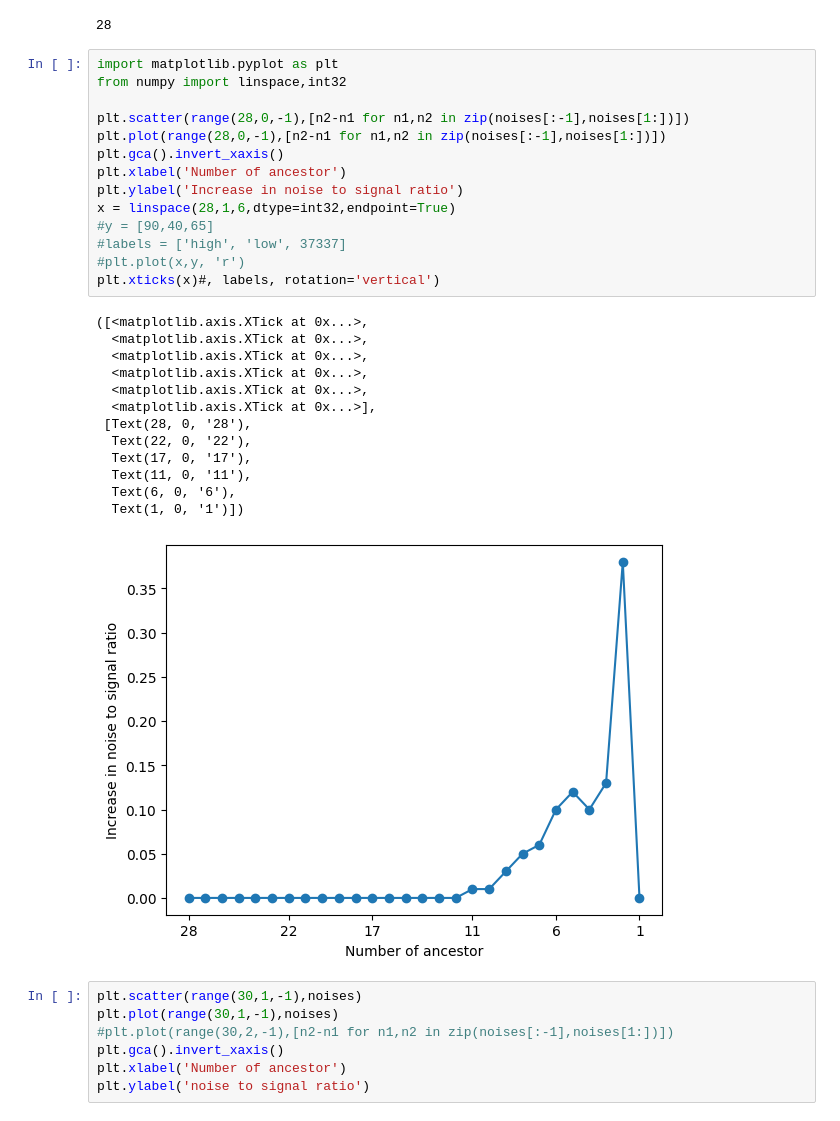
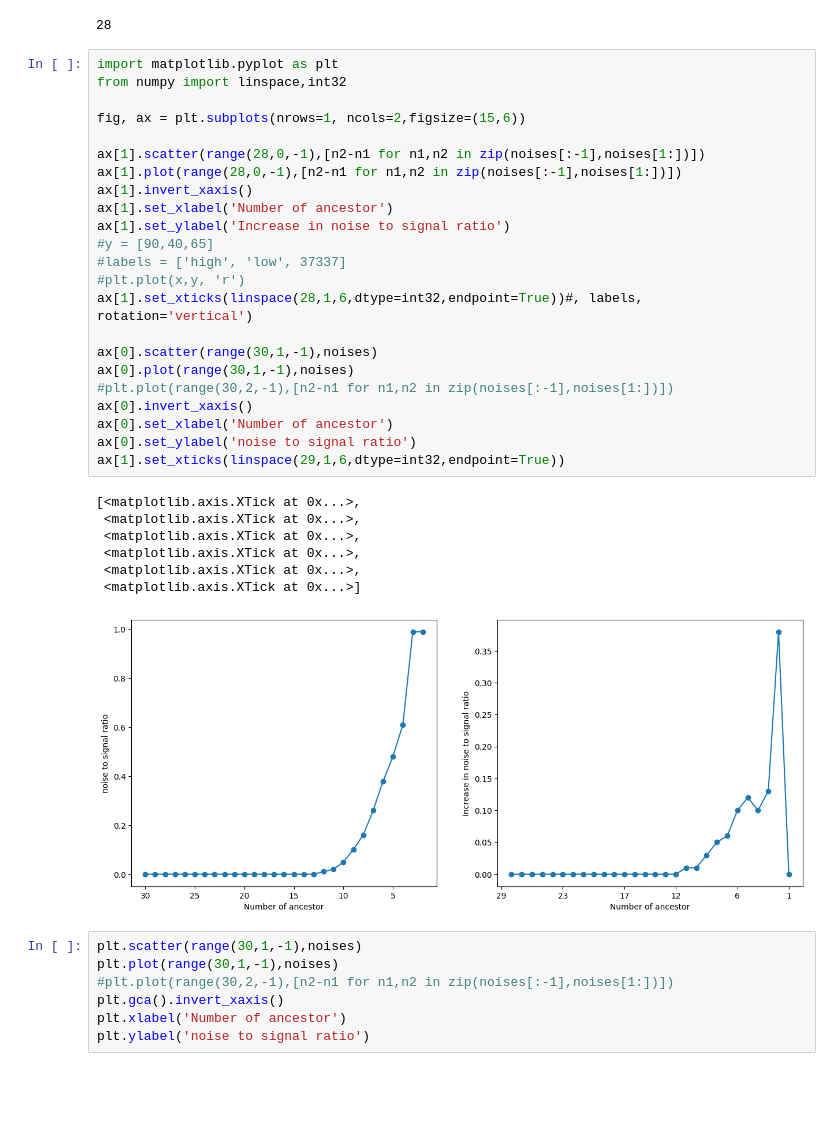
Before and after one commit to PauBatlle/GraphDiscovery, a Jupyter notebook: FPUT plotting help.ipynb, the cells around one changed output. Saved outputs shown, nothing was run; the diff lists cells and outputs as text; blank space fills up the shorter version.

```diff
--- a/FPUT plotting help.ipynb
+++ b/FPUT plotting help.ipynb
@@ -143,31 +143,34 @@ len([n2-n1 for n1,n2 in zip(noises[:-1],noises[1:])])
 # %%
 import matplotlib.pyplot as plt
 from numpy import linspace,int32
 
-plt.scatter(range(28,0,-1),[n2-n1 for n1,n2 in zip(noises[:-1],noises[1:])])
-plt.plot(range(28,0,-1),[n2-n1 for n1,n2 in zip(noises[:-1],noises[1:])])
-plt.gca().invert_xaxis()
-plt.xlabel('Number of ancestor')
-plt.ylabel('Increase in noise to signal ratio')
-x = linspace(28,1,6,dtype=int32,endpoint=True)
+fig, ax = plt.subplots(nrows=1, ncols=2,figsize=(15,6))
+
+ax[1].scatter(range(28,0,-1),[n2-n1 for n1,n2 in zip(noises[:-1],noises[1:])])
+ax[1].plot(range(28,0,-1),[n2-n1 for n1,n2 in zip(noises[:-1],noises[1:])])
+ax[1].invert_xaxis()
+ax[1].set_xlabel('Number of ancestor')
+ax[1].set_ylabel('Increase in noise to signal ratio')
 #y = [90,40,65]
 #labels = ['high', 'low', 37337]
 #plt.plot(x,y, 'r')
-plt.xticks(x)#, labels, rotation='vertical')
+ax[1].set_xticks(linspace(28,1,6,dtype=int32,endpoint=True))#, labels, rotation='vertical')
+
+ax[0].scatter(range(30,1,-1),noises)
+ax[0].plot(range(30,1,-1),noises)
+#plt.plot(range(30,2,-1),[n2-n1 for n1,n2 in zip(noises[:-1],noises[1:])])
+ax[0].invert_xaxis()
+ax[0].set_xlabel('Number of ancestor')
+ax[0].set_ylabel('noise to signal ratio')
+ax[1].set_xticks(linspace(29,1,6,dtype=int32,endpoint=True))
 # %% [output]
-([<matplotlib.axis.XTick at 0x...>,
-  <matplotlib.axis.XTick at 0x...>,
-  <matplotlib.axis.XTick at 0x...>,
-  <matplotlib.axis.XTick at 0x...>,
-  <matplotlib.axis.XTick at 0x...>,
-  <matplotlib.axis.XTick at 0x...>],
- [Text(28, 0, '28'),
-  Text(22, 0, '22'),
-  Text(17, 0, '17'),
-  Text(11, 0, '11'),
-  Text(6, 0, '6'),
-  Text(1, 0, '1')])
+[<matplotlib.axis.XTick at 0x...>,
+ <matplotlib.axis.XTick at 0x...>,
+ <matplotlib.axis.XTick at 0x...>,
+ <matplotlib.axis.XTick at 0x...>,
+ <matplotlib.axis.XTick at 0x...>,
+ <matplotlib.axis.XTick at 0x...>]
-[figure, old version]
+[figure, new version]
 # %%
 plt.scatter(range(30,1,-1),noises)
 plt.plot(range(30,1,-1),noises)
```
